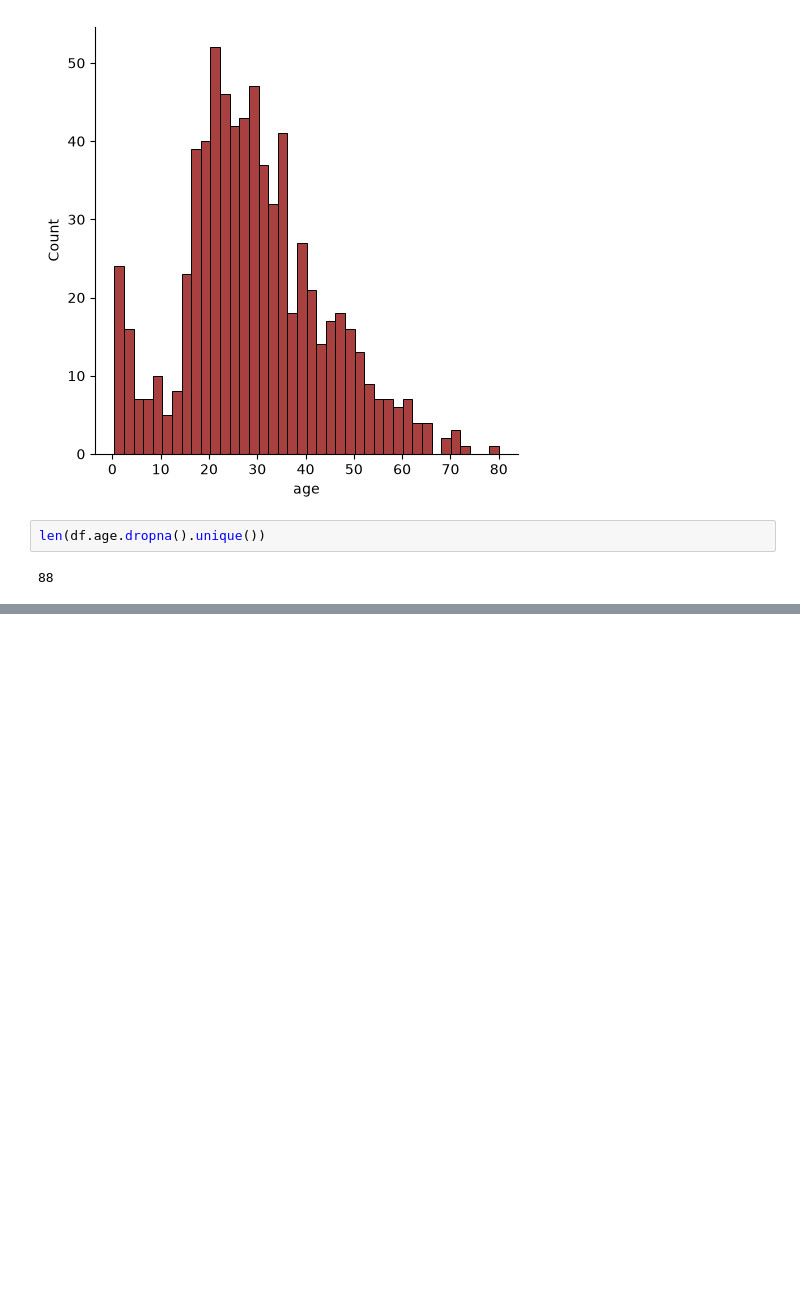
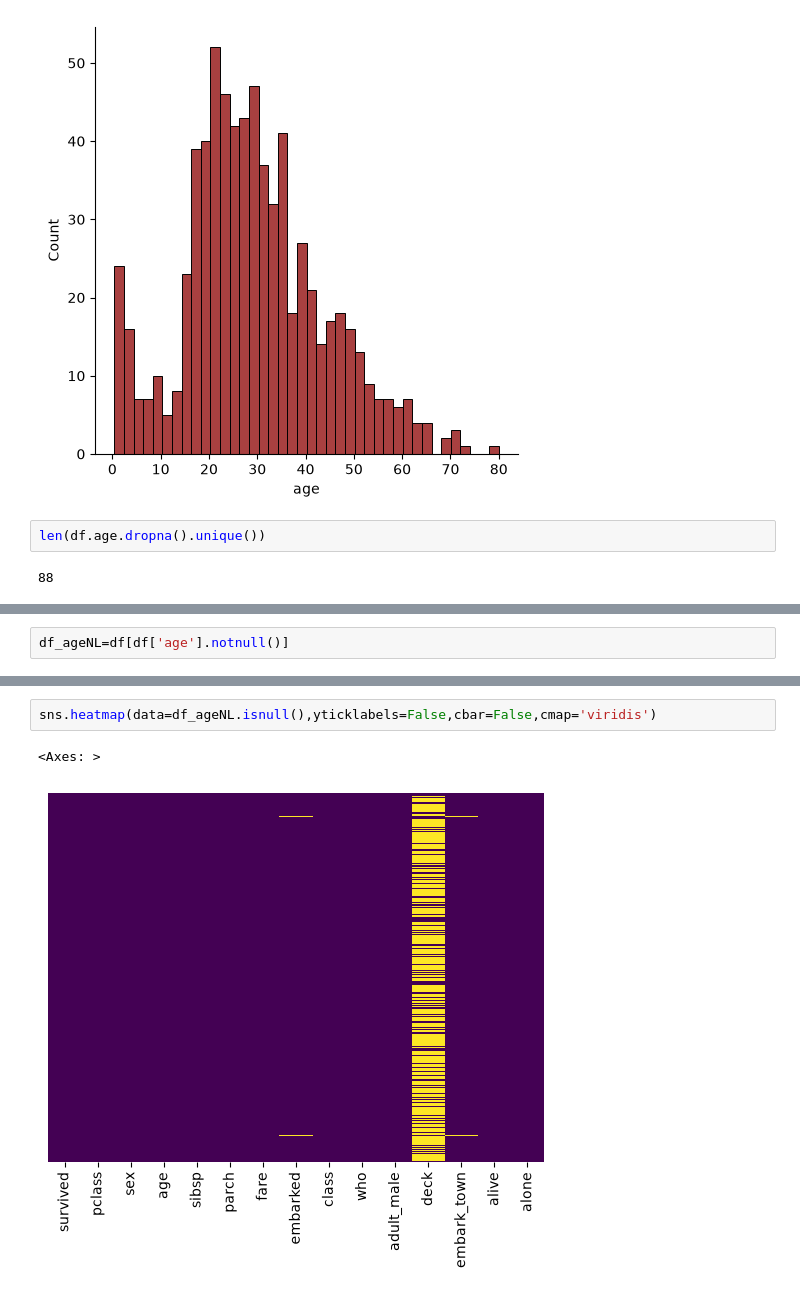
Before and after one commit to RitikSareen/AIPractice, a Jupyter notebook: EDA.ipynb, the cells around one changed output, grey strips where cells are left out. Saved outputs shown, nothing was run; the diff lists cells and outputs as text; blank space fills up the shorter version.

```diff
--- a/EDA.ipynb
+++ b/EDA.ipynb
@@ -76,0 +106,2 @@ len(df.age.dropna().unique())
+# %%
+df_ageNL=df[df['age'].notnull()]
@@ -76,0 +117,5 @@ len(df.age.dropna().unique())
+# %%
+sns.heatmap(data=df_ageNL.isnull(),yticklabels=False,cbar=False,cmap='viridis')
+# %% [output]
+<Axes: >
+[figure, added]
```
Also changed, not shown: parts of 9 cells of this notebook.
